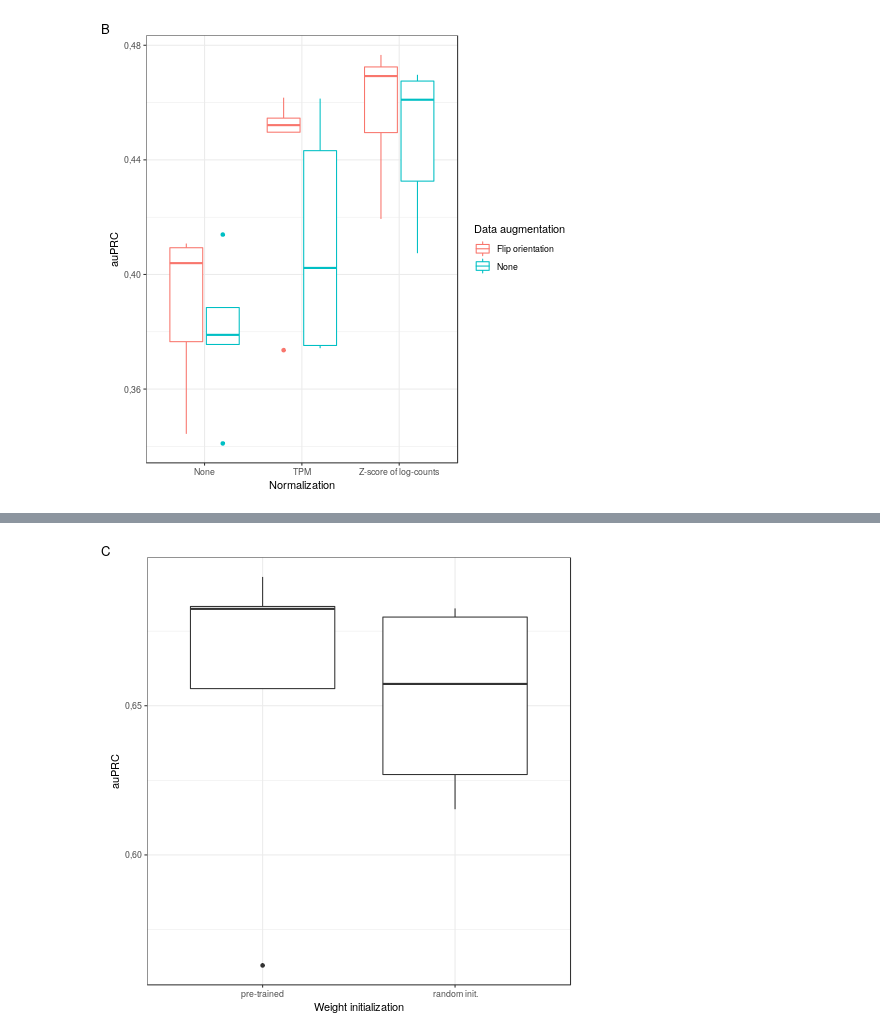
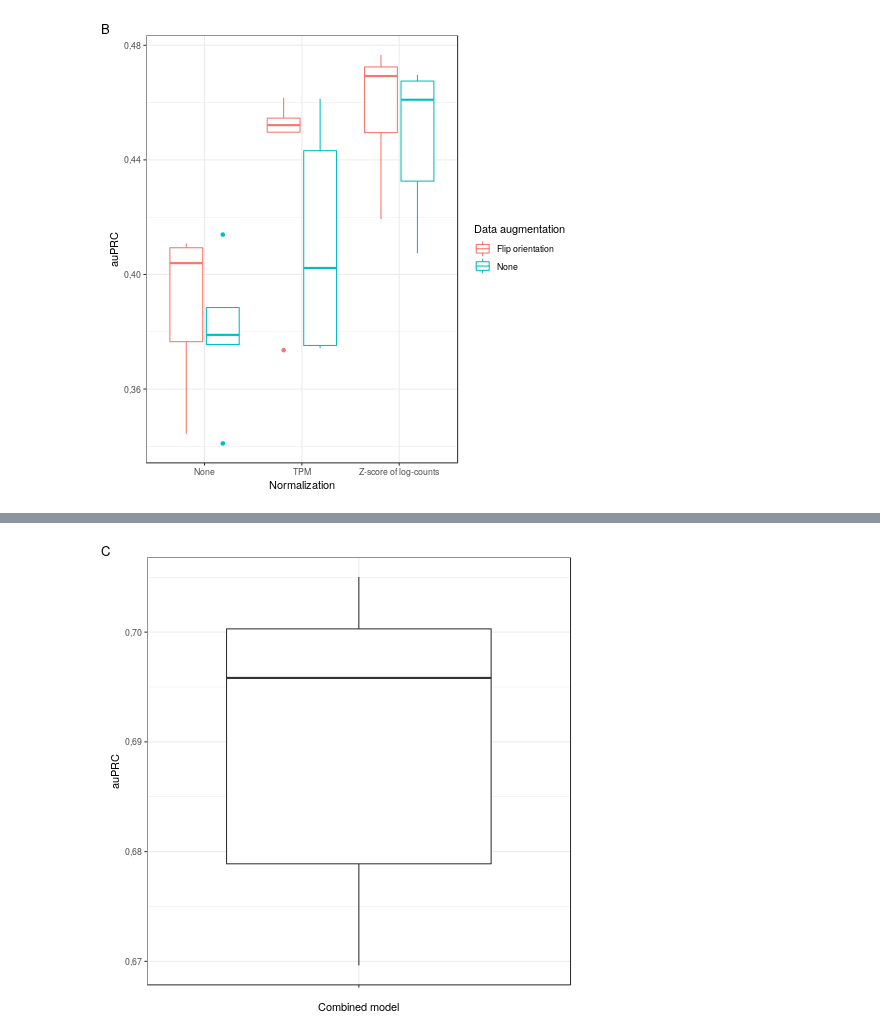
Before and after one commit to wkopp/janggu_usecases, a Jupyter notebook: 01_jund_prediction/predicting_jund_binding.ipynb, the cells around one changed output, grey strips where cells are left out. Saved outputs shown, nothing was run; the diff lists cells and outputs as text; code cells hidden in the pictures.

```diff
--- a/01_jund_prediction/predicting_jund_binding.ipynb
+++ b/01_jund_prediction/predicting_jund_binding.ipynb
@@ -121,13 +119,12 @@ randres =  os.path.join(outputdir, "dnase_dna_use_randominit_submodels.tsv")
 figure =  os.path.join(outputdir, "dna_dnase_joint.png")
 # %%
 %%R -i figure
-pret$init = "pre-trained"
-randini$init = "random init."
 
-df <- rbind(pret, randini)
-g3 <- ggplot(df, aes(x=init, y=auprc_test)) + geom_boxplot() +  xlab("Weight initialization") + ylab("auPRC") + theme_bw() + labs(tag="C")
+df$init = ""
+
+g3 <- ggplot(df, aes(x=init, y=auprc_test)) + geom_boxplot() +  xlab("Combined model") + ylab("auPRC") + theme_bw() + labs(tag="C")
 
 print(g3)
-ggsave(figure, height=4, width=3)
+#ggsave(figure, height=4, width=2)
 # %% [output]
-[figure, old version]
+[figure, new version]
```
Also changed, not shown: parts of 10 cells of this notebook, 1 other file.
